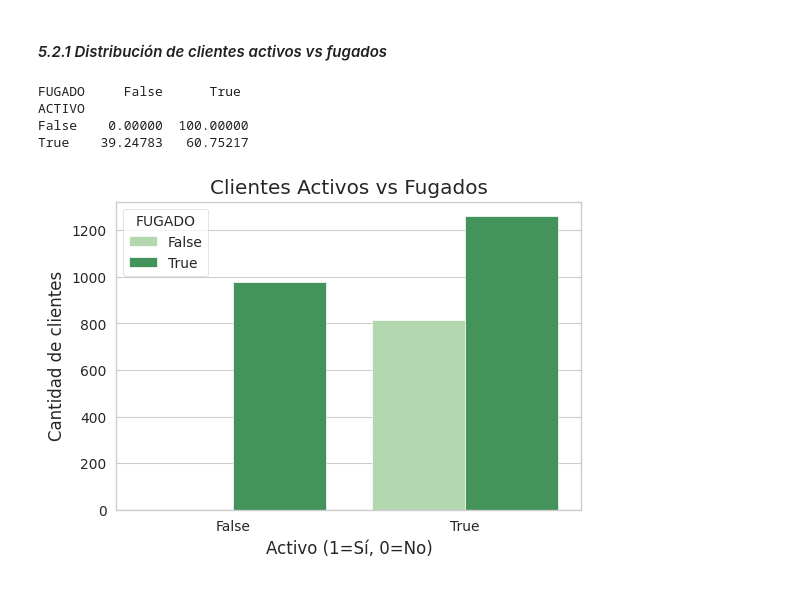
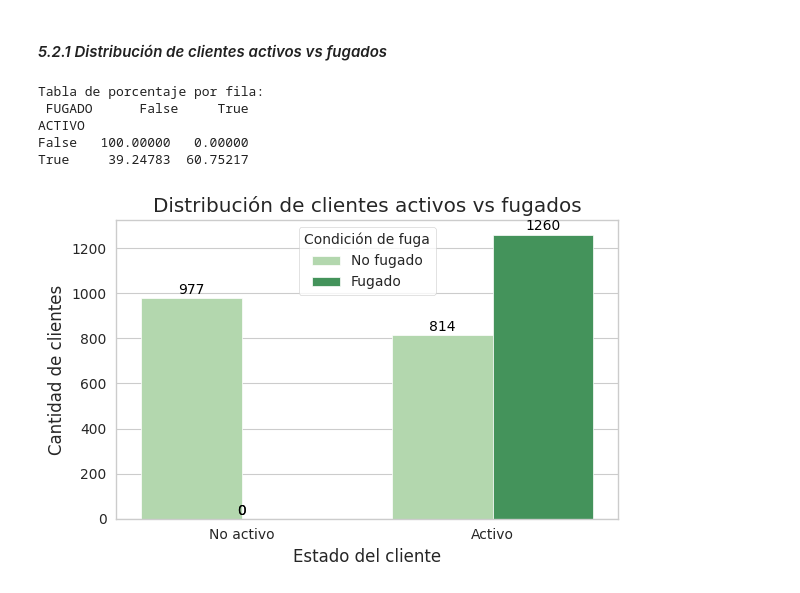
Before and after one commit to lomerrod/proyectofinalDS2, a Jupyter notebook: ProyectoParteIII+RodriguezLorena.ipynb, the cells around one changed output. Cells and saved outputs as stored; diff of their text form; code cells hidden in the pictures.

```diff
--- a/ProyectoParteIII+RodriguezLorena.ipynb
+++ b/ProyectoParteIII+RodriguezLorena.ipynb
@@ -1353,21 +1349,42 @@ plt.show()
 ### *5.2 Análisis bivariado*
 # %% [markdown]
 #### *5.2.1 Distribución de clientes activos vs fugados*
-# %%
-# Tabla de contingencia para ver conteo cruzado
-ct = pd.crosstab(df_variables_final['ACTIVO'], df_variables_final['FUGADO'], normalize='index') * 100
-print(ct)
-
-# Gráfico de barras agrupado
-plt.figure(figsize=(6,4))
-sns.countplot(data=df_variables_final, x='ACTIVO', hue='FUGADO', palette='Greens')
-plt.title('Clientes Activos vs Fugados')
-plt.xlabel('Activo (1=Sí, 0=No)')
-plt.ylabel('Cantidad de clientes')
-plt.show()
-# %% [output]
-FUGADO     False      True
-ACTIVO
-False    0.00000  100.00000
-True    39.24783   60.75217
-[figure, removed]
+# %%
+# Tabla de porcentaje cruzada entre ACTIVO y FUGADO
+ct = pd.crosstab(ventas_fecha['ACTIVO'], ventas_fecha['FUGADO'], normalize='index') * 100
+print("Tabla de porcentaje por fila:\n", ct)
+
+plt.figure(figsize=(6,4))
+
+ax = sns.countplot(
+    data=df_variables_final,
+    x=df_variables_final['ACTIVO'].map({True: 'Activo', False: 'No activo'}),
+    hue=df_variables_final['FUGADO'].map({True: 'Fugado', False: 'No fugado'}),
+    palette='Greens'
+)
+
+plt.title('Distribución de clientes activos vs fugados')
+plt.xlabel('Estado del cliente')
+plt.ylabel('Cantidad de clientes')
+plt.legend(title='Condición de fuga')
+
+# Agregar etiquetas con el recuento encima de cada barra
+for p in ax.patches:
+    height = p.get_height()
+    x = p.get_x() + p.get_width() / 2
+    ax.text(x, height + 5,  # 5 unidades arriba de la barra para que no se superponga
+            f'{int(height)}',
+            ha='center',
+            va='bottom',
+            fontsize=10,
+            color='black')
+
+plt.tight_layout()
+plt.show()
+# %% [output]
+Tabla de porcentaje por fila:
+ FUGADO      False     True
+ACTIVO
+False   100.00000   0.00000
+True     39.24783  60.75217
+[figure, added]
```
Also changed, not shown: parts of 46 cells of this notebook.
